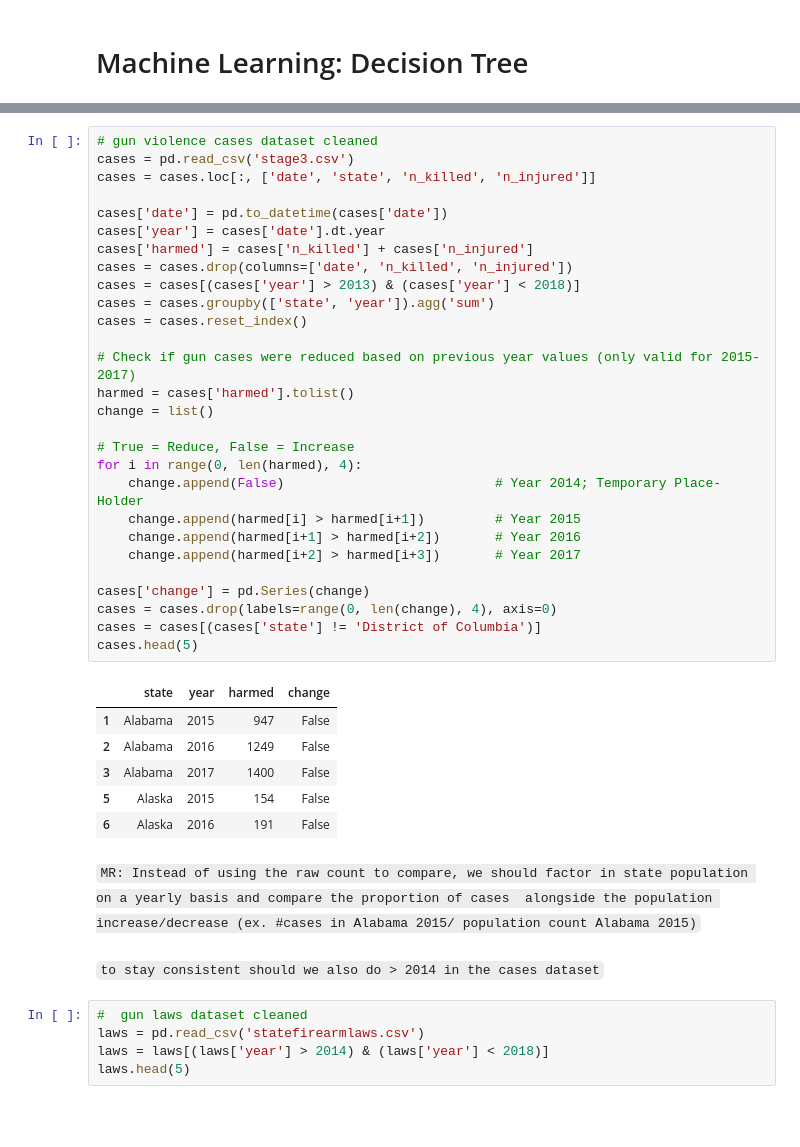
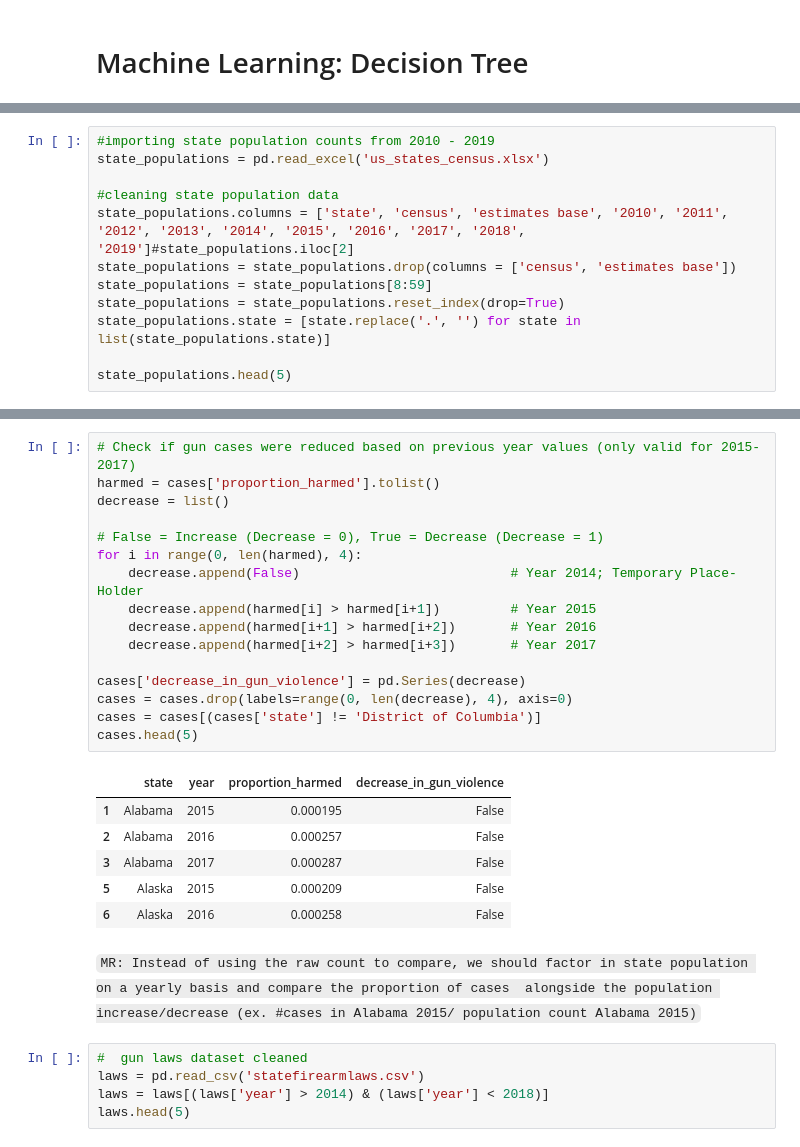
Before and after one commit to uic-cs418/cs418-spring22-purple, a Jupyter notebook: decision_tree.ipynb, the cells around one changed output, grey strips where cells are left out. Cells and saved outputs as stored; diff of their text form; blank space fills up the shorter version.

```diff
--- a/decision_tree.ipynb
+++ b/decision_tree.ipynb
@@ -9,2 +11,14 @@ from sklearn.model_selection import train_test_split
 from IPython.display import display, Latex, Markdown
 import matplotlib.pyplot as plt
+# %%
+#importing state population counts from 2010 - 2019
+state_populations = pd.read_excel('us_states_census.xlsx')
+
+#cleaning state population data
+state_populations.columns = ['state', 'census', 'estimates base', '2010', '2011', '2012', '2013', '2014', '2015', '2016', '2017', '2018', '2019']#state_populations.iloc[2]
+state_populations = state_populations.drop(columns = ['census', 'estimates base'])
+state_populations = state_populations[8:59]
+state_populations = state_populations.reset_index(drop=True)
+state_populations.state = [state.replace('.', '') for state in list(state_populations.state)]
+
+state_populations.head(5)
@@ -11,43 +60,29 @@ import matplotlib.pyplot as plt
 # %%
-# gun violence cases dataset cleaned
-cases = pd.read_csv('stage3.csv')
-cases = cases.loc[:, ['date', 'state', 'n_killed', 'n_injured']]
+# Check if gun cases were reduced based on previous year values (only valid for 2015-2017)
+harmed = cases['proportion_harmed'].tolist()
+decrease = list()
 
-cases['date'] = pd.to_datetime(cases['date'])
-cases['year'] = cases['date'].dt.year
-cases['harmed'] = cases['n_killed'] + cases['n_injured']
-cases = cases.drop(columns=['date', 'n_killed', 'n_injured'])
-cases = cases[(cases['year'] > 2013) & (cases['year'] < 2018)]
-cases = cases.groupby(['state', 'year']).agg('sum')
-cases = cases.reset_index()
+# False = Increase (Decrease = 0), True = Decrease (Decrease = 1)
+for i in range(0, len(harmed), 4):
+    decrease.append(False)                           # Year 2014; Temporary Place-Holder
+    decrease.append(harmed[i] > harmed[i+1])         # Year 2015
+    decrease.append(harmed[i+1] > harmed[i+2])       # Year 2016
+    decrease.append(harmed[i+2] > harmed[i+3])       # Year 2017
 
-# Check if gun cases were reduced based on previous year values (only valid for 2015-2017)
-harmed = cases['harmed'].tolist()
-change = list()
-
-# True = Reduce, False = Increase
-for i in range(0, len(harmed), 4):
-    change.append(False)                           # Year 2014; Temporary Place-Holder
-    change.append(harmed[i] > harmed[i+1])         # Year 2015
-    change.append(harmed[i+1] > harmed[i+2])       # Year 2016
-    change.append(harmed[i+2] > harmed[i+3])       # Year 2017
-
-cases['change'] = pd.Series(change)
-cases = cases.drop(labels=range(0, len(change), 4), axis=0)
+cases['decrease_in_gun_violence'] = pd.Series(decrease)
+cases = cases.drop(labels=range(0, len(decrease), 4), axis=0)
 cases = cases[(cases['state'] != 'District of Columbia')]
 cases.head(5)
 # %% [output]
-|  | state | year | harmed | change |
-| 1 | Alabama | 2015 | 947 | False |
-| 2 | Alabama | 2016 | 1249 | False |
-| 3 | Alabama | 2017 | 1400 | False |
-| 5 | Alaska | 2015 | 154 | False |
-| 6 | Alaska | 2016 | 191 | False |
+|  | state | year | proportion_harmed | decrease_in_gun_violence |
+| 1 | Alabama | 2015 | 0.000195 | False |
+| 2 | Alabama | 2016 | 0.000257 | False |
+| 3 | Alabama | 2017 | 0.000287 | False |
+| 5 | Alaska | 2015 | 0.000209 | False |
+| 6 | Alaska | 2016 | 0.000258 | False |
 # %% [markdown]
 `MR: Instead of using the raw count to compare, we should factor in state population on a yearly basis and compare the proportion of cases
 alongside the population increase/decrease (ex. #cases in Alabama 2015/ population count Alabama 2015)`
-# %% [markdown]
-`to stay consistent should we also do > 2014 in the cases dataset`
 # %%
 #  gun laws dataset cleaned
 laws = pd.read_csv('statefirearmlaws.csv')
```
Also changed, not shown: parts of 16 cells of this notebook.
